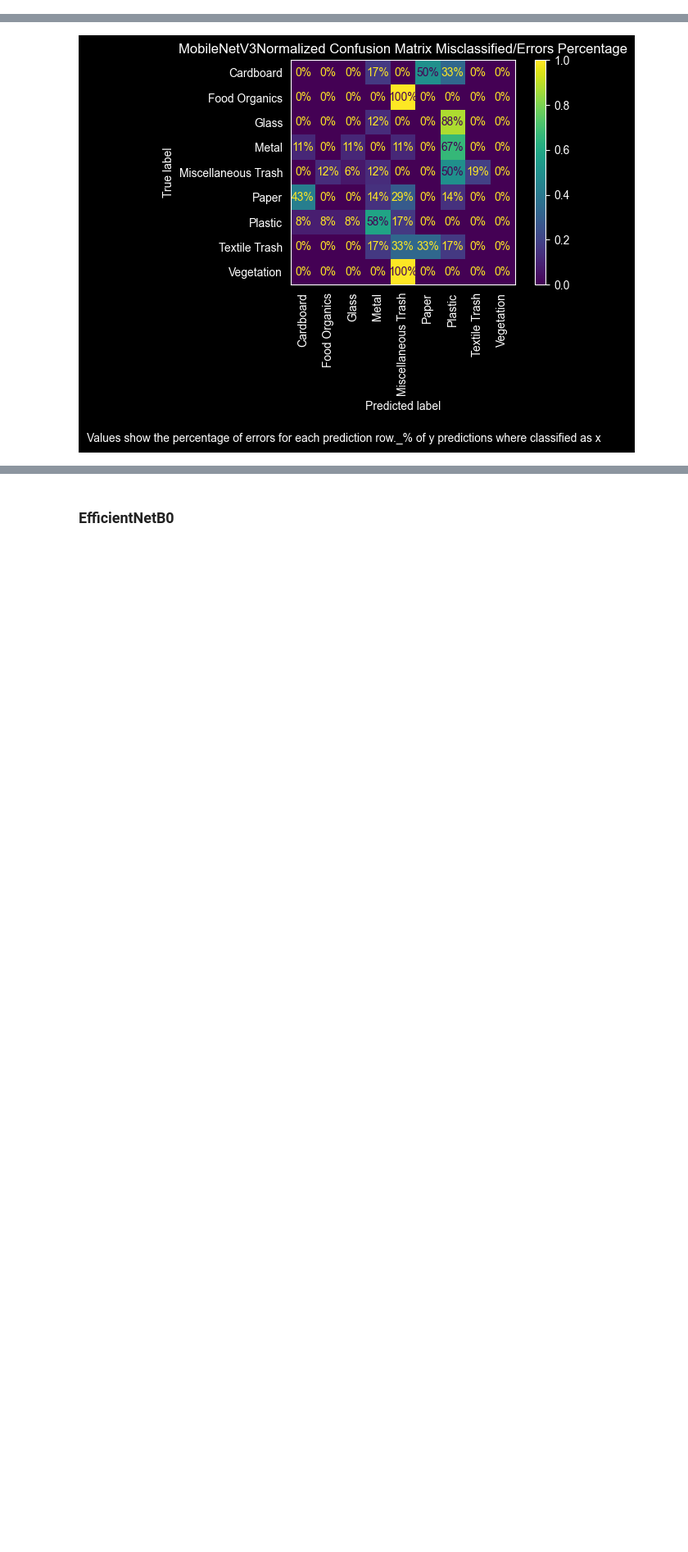
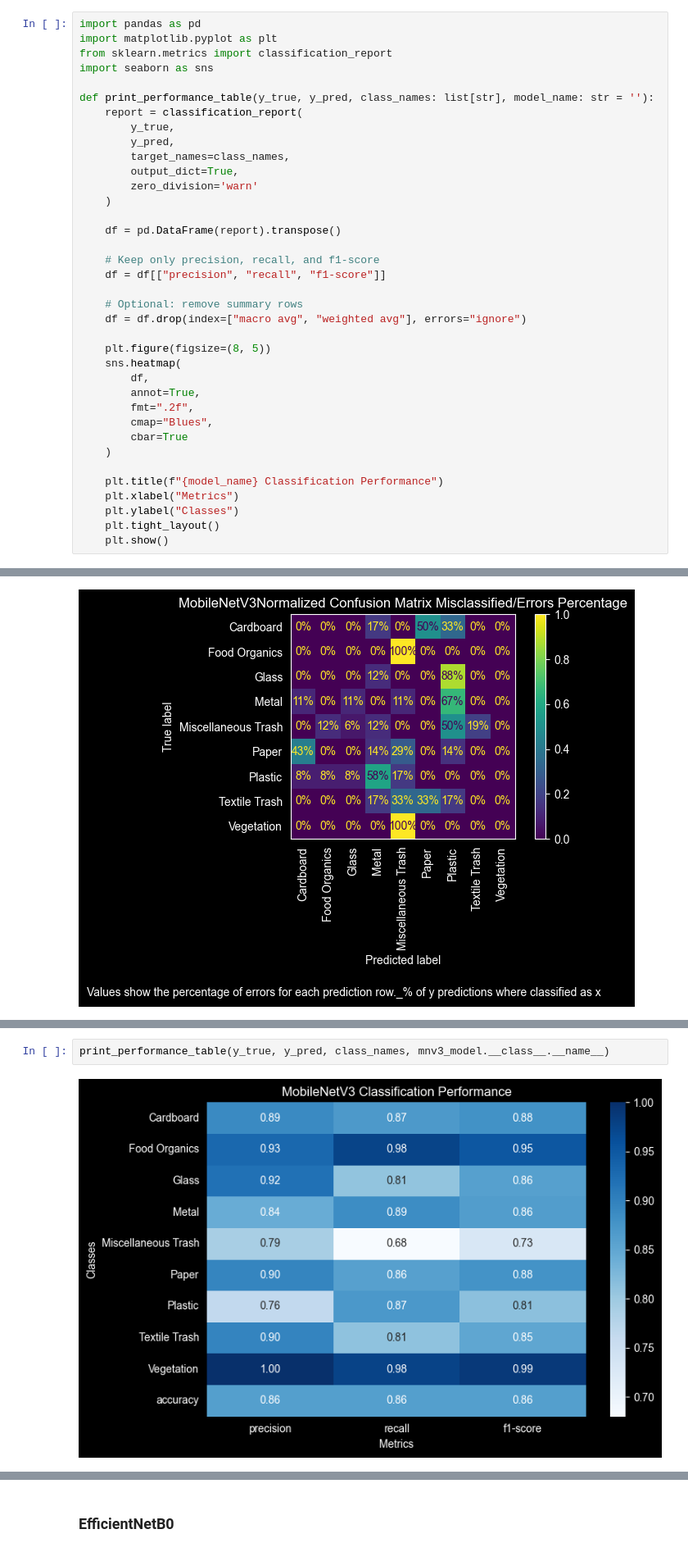
Before and after one commit to juliareinhart/waste-classification-ml, a Jupyter notebook: waste_classification.ipynb, the cells around one changed output, grey strips where cells are left out. Shown at 82% size. Cells and saved outputs as stored; diff of their text form; blank space fills up the shorter version.

Commit message:
Topk accuracy and performance tables for mnv3 and eff

```diff
--- a/waste_classification.ipynb
+++ b/waste_classification.ipynb
@@ -1146,0 +1151,37 @@ def print_confusion_matrix(label_true, label_pred, class_names: list[str], model
+# %%
+import pandas as pd
+import matplotlib.pyplot as plt
+from sklearn.metrics import classification_report
+import seaborn as sns
+
+def print_performance_table(y_true, y_pred, class_names: list[str], model_name: str = ''):
+    report = classification_report(
+        y_true,
+        y_pred,
+        target_names=class_names,
+        output_dict=True,
+        zero_division='warn'
+    )
+
+    df = pd.DataFrame(report).transpose()
+
+    # Keep only precision, recall, and f1-score
+    df = df[["precision", "recall", "f1-score"]]
+
+    # Optional: remove summary rows
+    df = df.drop(index=["macro avg", "weighted avg"], errors="ignore")
+
+    plt.figure(figsize=(8, 5))
+    sns.heatmap(
+        df,
+        annot=True,
+        fmt=".2f",
+        cmap="Blues",
+        cbar=True
+    )
+
+    plt.title(f"{model_name} Classification Performance")
+    plt.xlabel("Metrics")
+    plt.ylabel("Classes")
+    plt.tight_layout()
+    plt.show()
@@ -1189,0 +1259,4 @@ print_confusion_matrix(y_true, y_pred, class_names, mnv3_model.__class__.__name_
+# %%
+print_performance_table(y_true, y_pred, class_names, mnv3_model.__class__.__name__)
+# %% [output]
+[figure, added]
```
Also changed, not shown: parts of 12 cells of this notebook.
